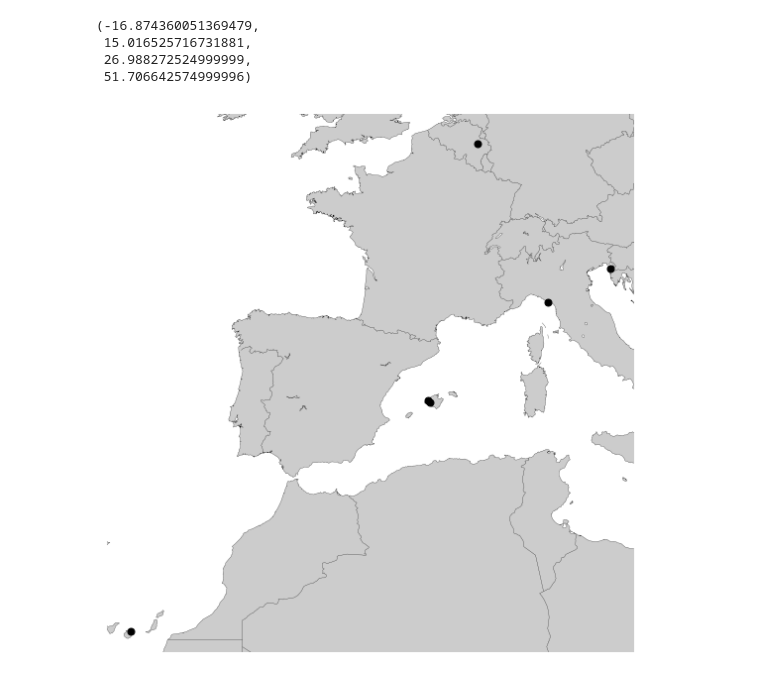
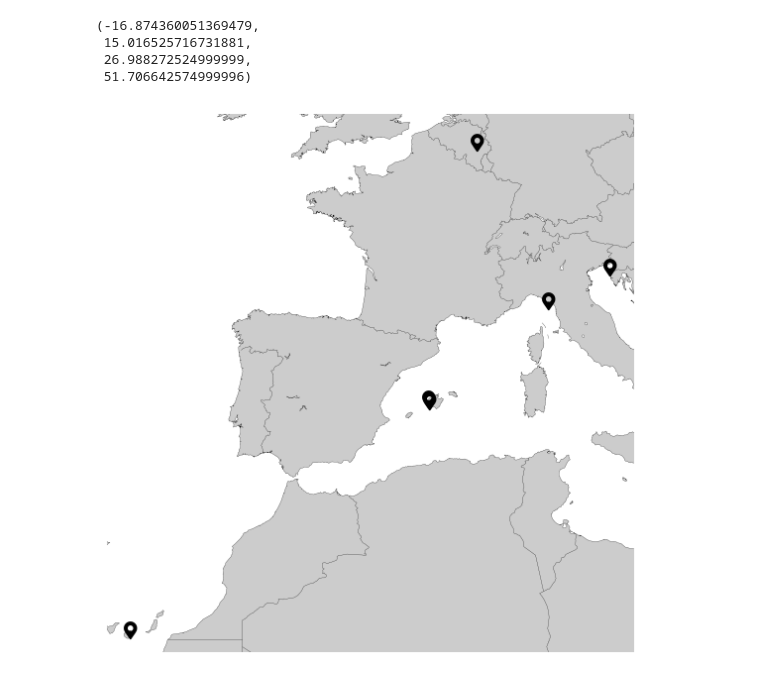
Before and after one commit to ctroupin/ctroupin.github.io, a Jupyter notebook: CV/python/make_map_employers.ipynb, the cells around one changed output. Saved outputs shown, nothing was run; the diff lists cells and outputs as text; code cells hidden in the pictures.

```diff
--- a/CV/python/make_map_employers.ipynb
+++ b/CV/python/make_map_employers.ipynb
@@ -5,9 +5,12 @@ import netCDF4 as netcdf
 import matplotlib.pyplot as plt
 import logging
 from mpl_toolkits.basemap import Basemap
+from matplotlib.font_manager import FontProperties
 import warnings
 import matplotlib.cbook
 warnings.filterwarnings("ignore",category=matplotlib.cbook.mplDeprecation)
+fa_dir = r"/home/ctroupin/Downloads/fontawesome-free-5.0.13/use-on-desktop/"
+fp1 = FontProperties(fname=os.path.join(fa_dir, "Font Awesome 5 Free-Solid-900.otf"))
 # %%
 employers = {"NURC": (44.10202, 9.82024),
              "ULPCG": (28.1118348, -15.4247743346376),
@@ -46,18 +49,21 @@ m = Basemap(projection='merc', llcrnrlon=coordinates[0], llcrnrlat=coordinates[2
 # %%
 plt.figure(figsize=(10, 10))
 ax = plt.subplot(111)
 m.drawcountries(linewidth=.25)
 m.drawcoastlines(linewidth=.25)
 m.fillcontinents()
 for e in employers.values():
-    m.plot(e[1], e[0], "o", color="k", ms=7, latlon=True)
+    # m.plot(e[1], e[0], "o", color="k", ms=7, latlon=True)
+    llon, llat = m(e[1], e[0])
+    plt.text(llon, llat, "\uf3c5", fontproperties=fp1,
+             fontsize=18, ha="center", va="center", zorder=7)
 ax.axis('off')
     #        f1 = plt.gca()\n",
     #        f1.axes.get_xaxis().set_ticks([])\n",
     #        f1.axes.get_yaxis().set_ticks([])\n",
 plt.savefig("employment_map2.png", transparent=True, dpi=300,
             bbox_inches='tight', pad_inches=0)
 plt.show()
 plt.close()
 # %% [output]
-[figure, old version]
+[figure, new version]
```
Also changed, not shown: 1 other file.
